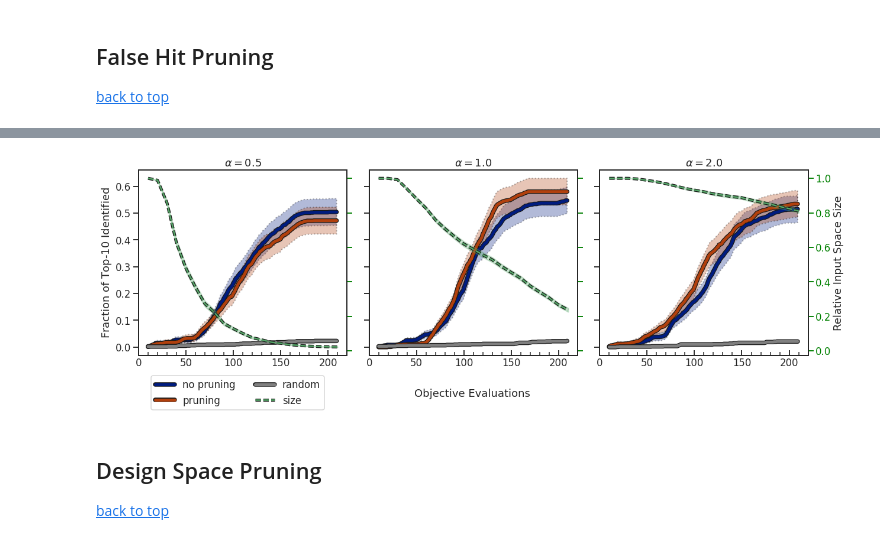
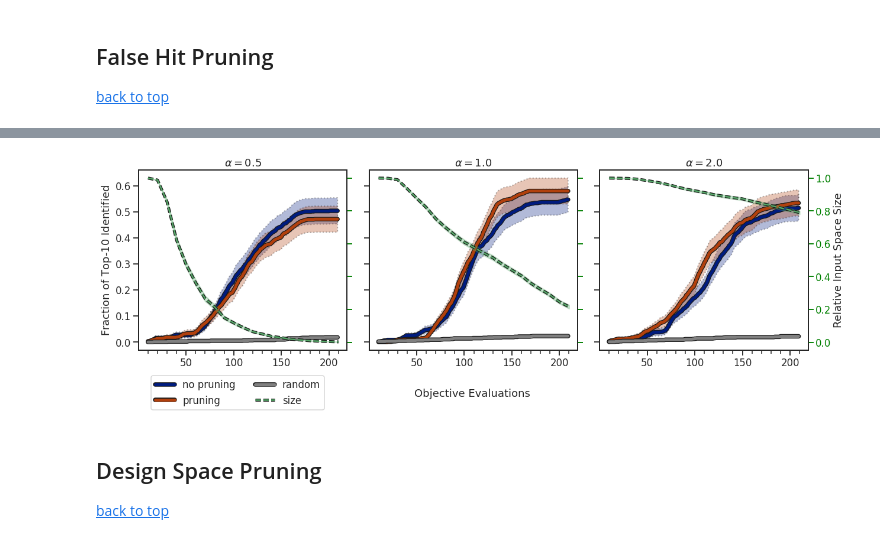
Before and after one commit to coleygroup/dsp, a Jupyter notebook: notebooks/figs.ipynb, the cells around one changed output, grey strips where cells are left out. Saved outputs shown, nothing was run; the diff lists cells and outputs as text; code cells hidden in the pictures.

```diff
--- a/notebooks/figs.ipynb
+++ b/notebooks/figs.ipynb
@@ -552,52 +518,51 @@ for ax1, npzdir in zip(axs_1, npzdirs):
     tokens = npzdir.name.split('-')
     label = tokens[-1].split("=")[-1]
 
-    X_npz = np.load(f"{npzdir}/X.npz")
-    Xs = [X_npz[k] for k in X_npz]
-
     Y_npz = np.load(f"{npzdir}/Y.npz")
-    Ys = [Y_npz[k] for k in Y_npz]
 
     y_all = obj(choices).numpy()
     optimal_idxs = np.argpartition(y_all, -k)[-k:]
     optimal_choices = choices[optimal_idxs]
     optima = y_all[optimal_idxs]
 
-    ax1 = plot_IR(ax1, Ys, n, optima, ["no pruning", "pruning"], obj, choices, k)
+    ax1 = plot_IR(ax1, Y_npz["FULL"], Y_npz["PRUNE"], n, optima, obj, choices, k)
+
     ax1.xaxis.set_minor_locator(MultipleLocator(10))
-    ax1.tick_params(axis="x", which="both", direction="in", bottom=True)
+    ax1.tick_params(axis="x", which="both", direction="out", bottom=True)
+    ax1.set_xlim(left=0.1)
 
     H = np.load(f"{npzdir}/H.npz")["PRUNE"]
     ax2 = ax1.twinx()
-    plot_size_H(ax2, H[:,:,1], q, T)
+    plot_size_H(ax2, H, q, T)
     axs_2.append(ax2)
 
     ax1.set_title(rf"$\alpha={label}$")
 
 for ax2 in axs_2[:-1]:
     ax2.sharey(axs_2[-1])
     ax2.tick_params('y', labelright=False, colors='green')
 axs_2[-1].tick_params('y', colors='green')
 
 handles1, labels1 = axs_1[0].get_legend_handles_labels()
 handles2, labels2 = axs_2[0].get_legend_handles_labels()
 
 fig.legend(
     [*handles1, *handles2],
     [*labels1, *labels2],
     ncol=2,
     bbox_to_anchor=(0.075, -0.05),
     loc="lower left",
 )
 
 axs_1[0].set_ylabel(r"Fraction of Top-$10$ Identified")
 axs_2[-1].set_ylabel("Relative Input Space Size")
 fig.supxlabel("Objective Evaluations", fontsize=18)
 
 fig.tight_layout()
-fig.savefig("../figures/michalewicz-alpha.png", dpi=200)
+
+fig.savefig("../figures/michal-alpha-performance.pdf", dpi=200, bbox_inches="tight")
 # %% [output]
-[figure, old version]
+[figure, new version]
 # %% [markdown]
 ## Design Space Pruning
 
```
Also changed, not shown: parts of 8 cells of this notebook.
